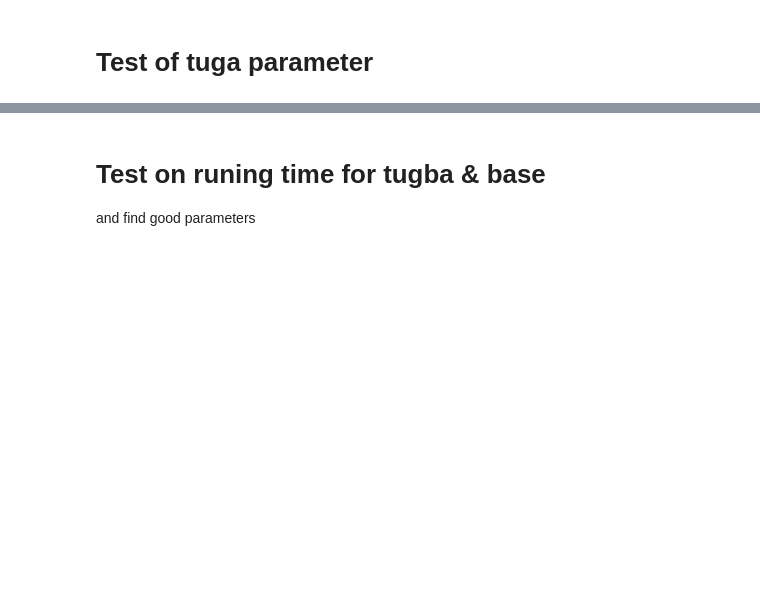
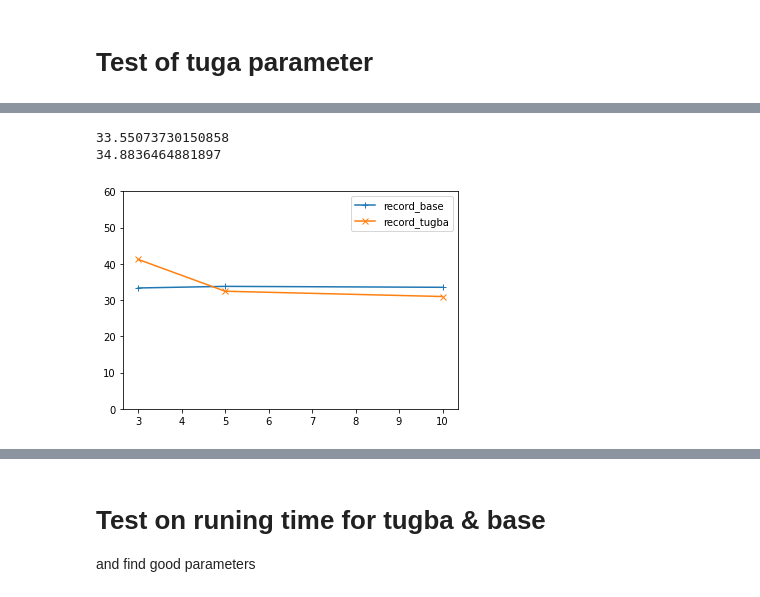
Before and after one commit to jekim526/IE-541-Project, a Jupyter notebook: GA_playground_Test_and_Debug.ipynb, the cells around one changed output, grey strips where cells are left out. Saved outputs shown, nothing was run; the diff lists cells and outputs as text; code cells hidden in the pictures; blank space fills up the shorter version.

```diff
--- a/GA_playground_Test_and_Debug.ipynb
+++ b/GA_playground_Test_and_Debug.ipynb
@@ -172,0 +135,34 @@ for num_of_knapsack in knp:
+# %%
+import batch_run_functions as batch
+url = 'https://raw.githubusercontent.com/jekim526/IE-541-Project/main/data/300s/Z_r_300_50_2.csv'
+item_value, item_weight, joint_profit, penalty_factor = batch.warp_getdata(url)
+#initialize instance setting
+instance_settings = (item_value, item_weight, joint_profit, capacities)
+knp = [3,5,10]
+record_base = []
+record_tugba = []
+win_lose = []
+for num_of_knapsack in knp:
+    capacity = (sum(item_weight)/num_of_knapsack)*0.8 # 80% of the sum of all item weights divided by the number of knapsacks
+    capacities = (capacity,)*num_of_knapsack
+    # ------------------------- normal-thread ---------------------------------
+    evolution_general_parameters1 = (100, 0.2, 0.02, max_i + max_c)
+    evolution_general_parameters2 = (50, 0.2, 0.02, max_i + max_c)
+    evolution_specify_parameters1 = (0.7, 0.3, 500, 10000)
+    evolution_specify_parameters2 = (0.7, 0.1, 50, 10000)
+
+    time_start=time.time()
+    best_ind1,_,_,_ = ea.perform_GA_base(objf_type, instance_settings, evolution_general_parameters1, evolution_specify_parameters1, PRINT=False)
+    time_end=time.time()
+    record_base.append([num_of_knapsack, time_end-time_start])
+
+    time_start=time.time()
+    best_ind2,_,_,_ = ea.perform_GA_tugba(objf_type, instance_settings, evolution_general_parameters2, evolution_specify_parameters2, PRINT=False)
+    time_end=time.time()
+    record_tugba.append([num_of_knapsack, time_end-time_start])
+    win_lose.append((best_ind1.fitness.values[0][0],best_ind2.fitness.values[0][0],best_ind1.fitness.values[0][0] >= best_ind2.fitness.values[0][0]))
+    # print(best_ind1.fitness.values[0][0], "," , best_ind2.fitness.values[0][0], ", base > tugba:", best_ind1.fitness.values[0][0] >= best_ind2.fitness.values[0][0])
+
+record_base = np.array(record_base)
+record_tugba = np.array(record_tugba)
+win_lose
@@ -172,0 +176,13 @@ for num_of_knapsack in knp:
+# %%
+fig,ax = plt.subplots()
+# plt.xlim((0,10))
+plt.ylim((0,60))
+plt.plot(record_base[:,0],record_base[:,1],"+-")
+plt.plot(record_tugba[:,0],record_tugba[:,1],"x-")
+ax.legend(["record_base", "record_tugba"])
+print(np.mean(record_base[:,1]))
+print(np.mean(record_tugba[:,1]))
+# %% [output]
+33.55073730150858
+34.8836464881897
+[figure, added]
```
Also changed, not shown: parts of 12 cells of this notebook, 9 other files.
